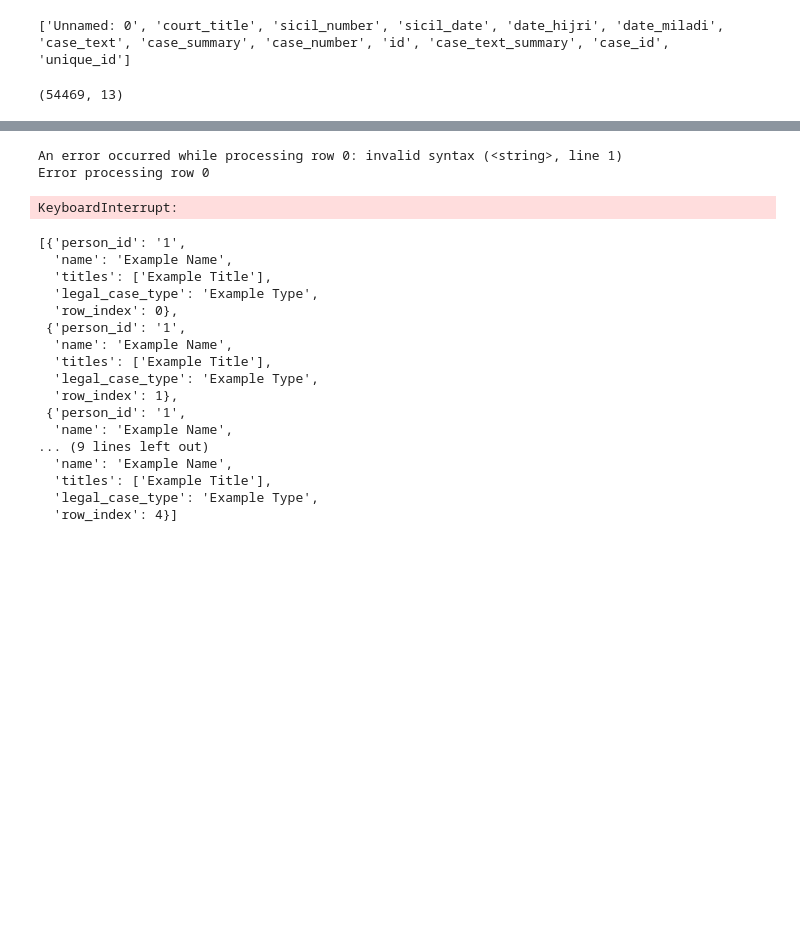
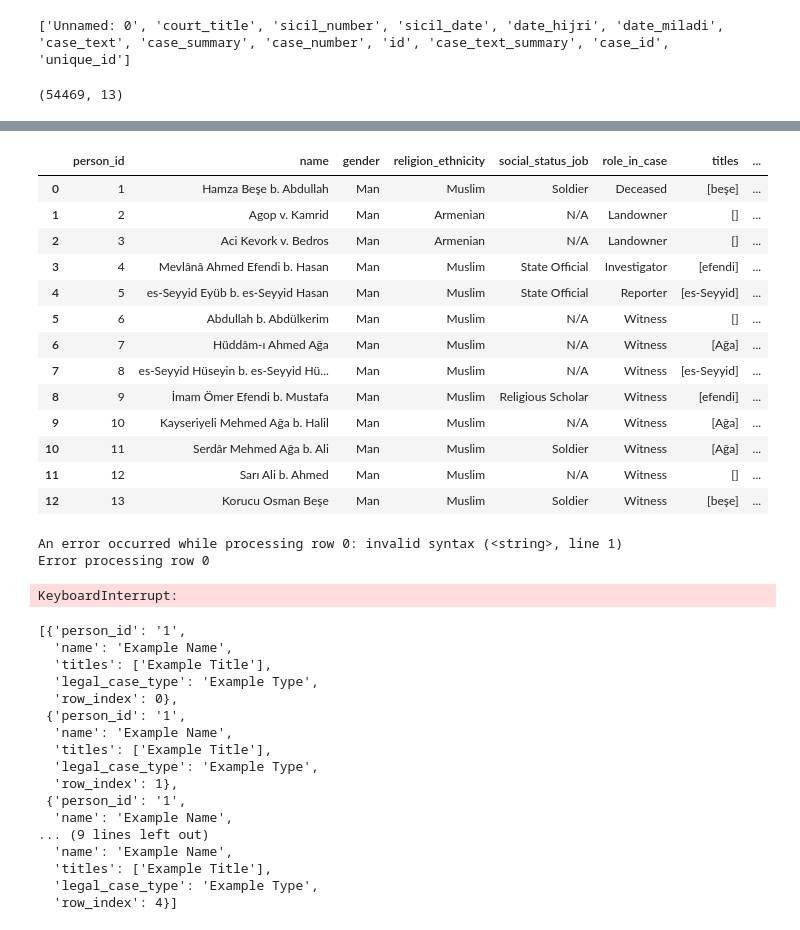
Before and after one commit to yuksekyusuf/Sufism-and-Urban-Religiosity, a Jupyter notebook: Urban Religiosity.ipynb, the cells around one changed output, grey strips where cells are left out. Saved outputs shown, nothing was run; the diff lists cells and outputs as text; code cells hidden in the pictures; blank space fills up the shorter version.

```diff
--- a/Urban Religiosity.ipynb
+++ b/Urban Religiosity.ipynb
@@ -246,3 +331,22 @@ def perform_ner(text, index):
+# %%
+persons_df = pd.DataFrame(output_dict['persons'])
+persons_df['legal_case_type'] = output_dict['legal_case_type']
+persons_df
+# %% [output]
+|  | person_id | name | gender | religion_ethnicity | social_status_job | role_in_case | titles | ... |
+| 0 | 1 | Hamza Beşe b. Abdullah | Man | Muslim | Soldier | Deceased | [beşe] | ... |
+| 1 | 2 | Agop v. Kamrid | Man | Armenian | N/A | Landowner | [] | ... |
+| 2 | 3 | Aci Kevork v. Bedros | Man | Armenian | N/A | Landowner | [] | ... |
+| 3 | 4 | Mevlânâ Ahmed Efendi b. Hasan | Man | Muslim | State Official | Investigator | [efendi] | ... |
+| 4 | 5 | es-Seyyid Eyüb b. es-Seyyid Hasan | Man | Muslim | State Official | Reporter | [es-Seyyid] | ... |
+| 5 | 6 | Abdullah b. Abdülkerim | Man | Muslim | N/A | Witness | [] | ... |
+| 6 | 7 | Hüddâm-ı Ahmed Ağa | Man | Muslim | N/A | Witness | [Ağa] | ... |
+| 7 | 8 | es-Seyyid Hüseyin b. es-Seyyid Hü... | Man | Muslim | N/A | Witness | [es-Seyyid] | ... |
+| 8 | 9 | İmam Ömer Efendi b. Mustafa | Man | Muslim | Religious Scholar | Witness | [efendi] | ... |
+| 9 | 10 | Kayseriyeli Mehmed Ağa b. Halil | Man | Muslim | N/A | Witness | [Ağa] | ... |
+| 10 | 11 | Serdâr Mehmed Ağa b. Ali | Man | Muslim | Soldier | Witness | [Ağa] | ... |
+| 11 | 12 | Sarı Ali b. Ahmed | Man | Muslim | N/A | Witness | [] | ... |
+| 12 | 13 | Korucu Osman Beşe | Man | Muslim | Soldier | Witness | [beşe] | ... |
 # %%
 ner_results = []
 
```
Also changed, not shown: parts of 14 cells of this notebook.
